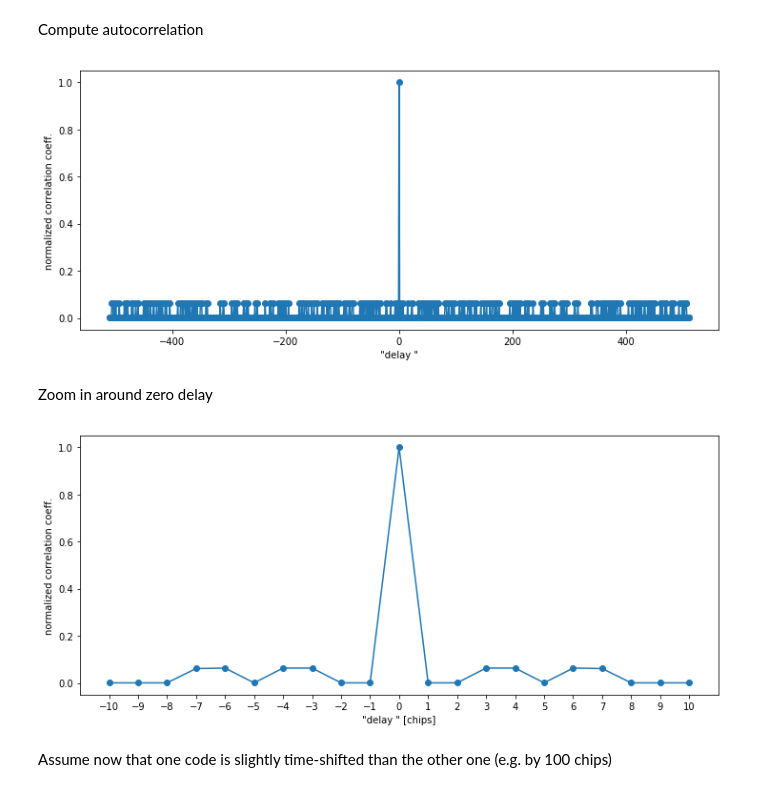
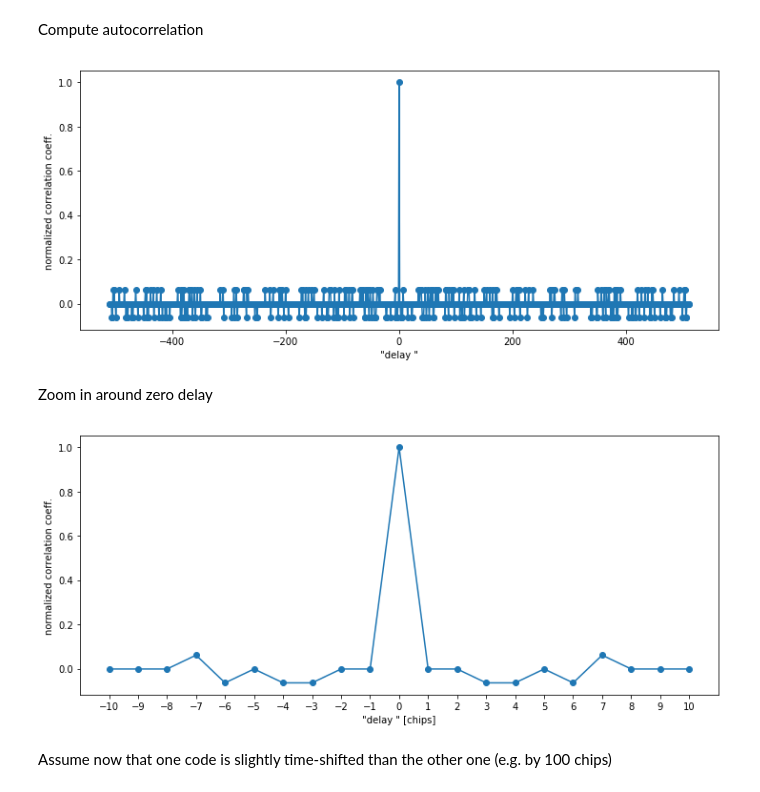
Before and after one commit to UniStuttgart-INS/SatNav, a Jupyter notebook: example05.ipynb, the cells around one changed output. Cells and saved outputs as stored; diff of their text form; code cells hidden in the pictures.

```diff
--- a/example05.ipynb
+++ b/example05.ipynb
@@ -31,16 +31,16 @@ Compute autocorrelation
 # %%
 #correlate by using FFTs
 from scipy.fftpack import fft, ifft,fftshift
-c= fftshift(np.absolute(ifft(fft(a)*(fft(a)).conj()))/1023)
+c= fftshift(np.real(ifft(fft(a)*(fft(a)).conj()))/1023)
 'delay axis from -511 to +511 chips'
 d=np.arange(-511,512)
 plt.figure(1,figsize=(12, 5))
 plt.plot(d,c,'o-',)
 plt.xlabel('\"delay \"')
 plt.ylabel('normalized correlation coeff.')
 plt.show()
 # %% [output]
-[figure, old version]
+[figure, new version]
 # %% [markdown]
 Zoom in around zero delay
 # %%
@@ -51,7 +51,7 @@ plt.xticks(d[501:522])
 plt.ylabel('normalized correlation coeff.')
 plt.show()
 # %% [output]
-[figure, old version]
+[figure, new version]
 # %% [markdown]
 Assume now that one code is slightly time-shifted than the other one (e.g. by 100 chips)
 # %%
```
Also changed, not shown: parts of 6 cells of this notebook.
